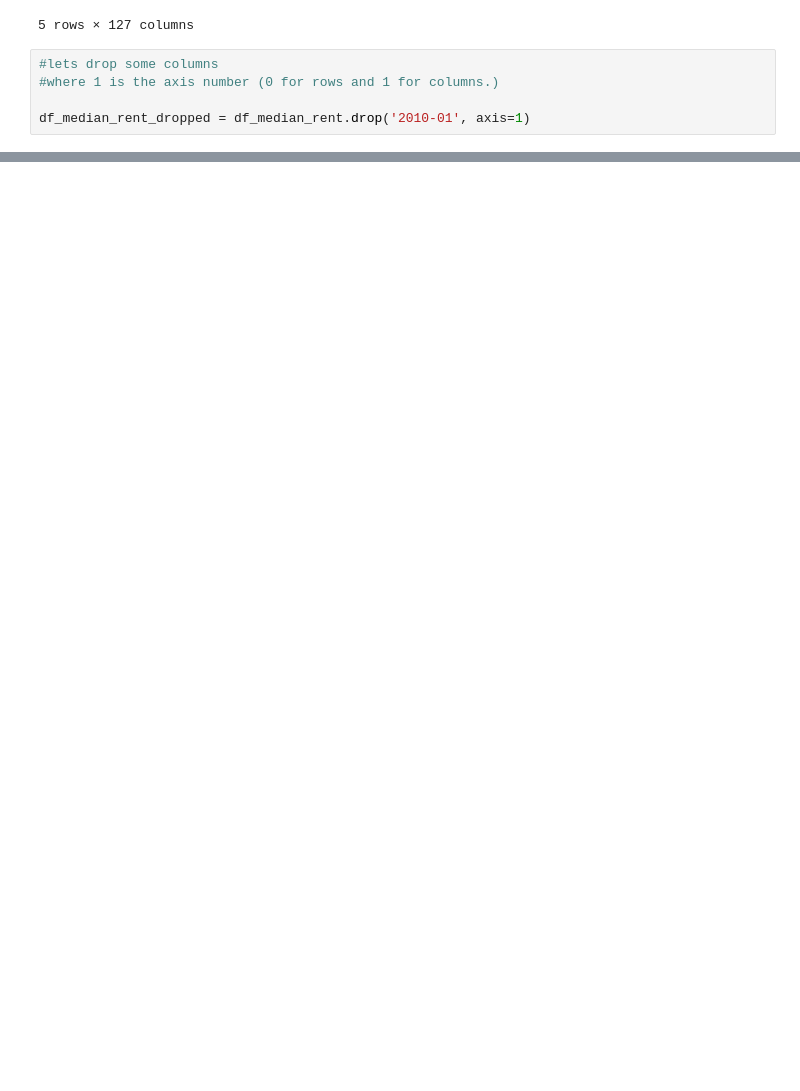
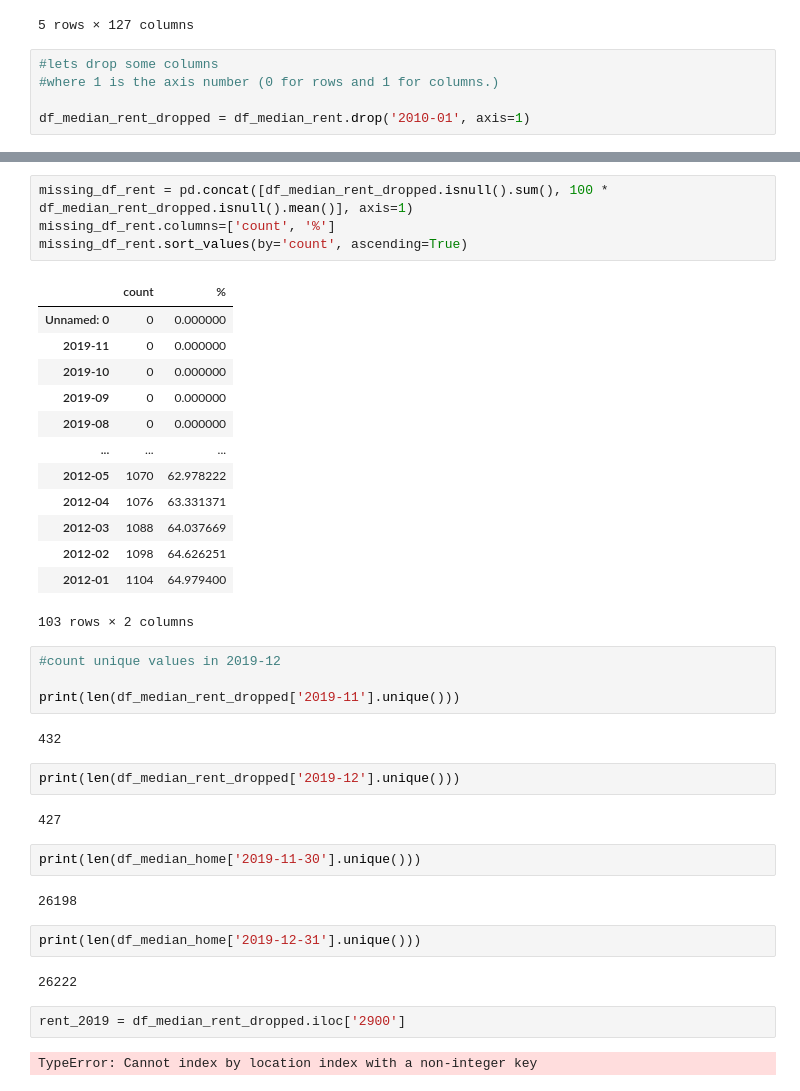
Before and after one commit to devoracer/Capstone_Zillow_DSC, a Jupyter notebook: notebooks/0.2_zillow_capstone_solution.ipynb, the cells around one changed output, grey strips where cells are left out. Drawn from its saved outputs; the diff is of its cells as text; blank space fills up the shorter version.

```diff
--- a/notebooks/0.2_zillow_capstone_solution.ipynb
+++ b/notebooks/0.2_zillow_capstone_solution.ipynb
@@ -196,0 +241,40 @@ df_median_rent_dropped = df_median_rent.drop('2010-01', axis=1)
+# %%
+missing_df_rent = pd.concat([df_median_rent_dropped.isnull().sum(), 100 * df_median_rent_dropped.isnull().mean()], axis=1)
+missing_df_rent.columns=['count', '%']
+missing_df_rent.sort_values(by='count', ascending=True)
+# %% [output]
+|  | count | % |
+| Unnamed: 0 | 0 | 0.000000 |
+| 2019-11 | 0 | 0.000000 |
+| 2019-10 | 0 | 0.000000 |
+| 2019-09 | 0 | 0.000000 |
+| 2019-08 | 0 | 0.000000 |
+| ... | ... | ... |
+| 2012-05 | 1070 | 62.978222 |
+| 2012-04 | 1076 | 63.331371 |
+| 2012-03 | 1088 | 64.037669 |
+| 2012-02 | 1098 | 64.626251 |
+| 2012-01 | 1104 | 64.979400 |
+103 rows × 2 columns
+# %%
+#count unique values in 2019-12
+
+print(len(df_median_rent_dropped['2019-11'].unique()))
+# %% [output]
+432
+# %%
+print(len(df_median_rent_dropped['2019-12'].unique()))
+# %% [output]
+427
+# %%
+print(len(df_median_home['2019-11-30'].unique()))
+# %% [output]
+26198
+# %%
+print(len(df_median_home['2019-12-31'].unique()))
+# %% [output]
+26222
+# %%
+rent_2019 = df_median_rent_dropped.iloc['2900']
+# %% [output]
+TypeError: Cannot index by location index with a non-integer key
```
Also changed, not shown: parts of 8 cells of this notebook.
